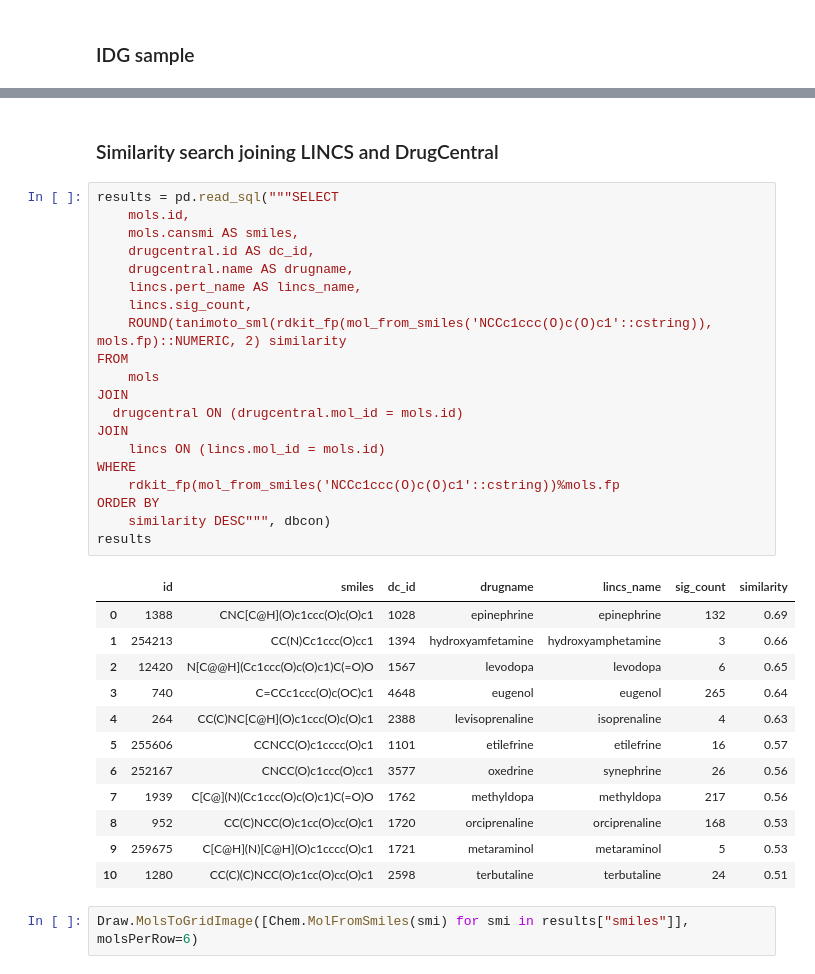
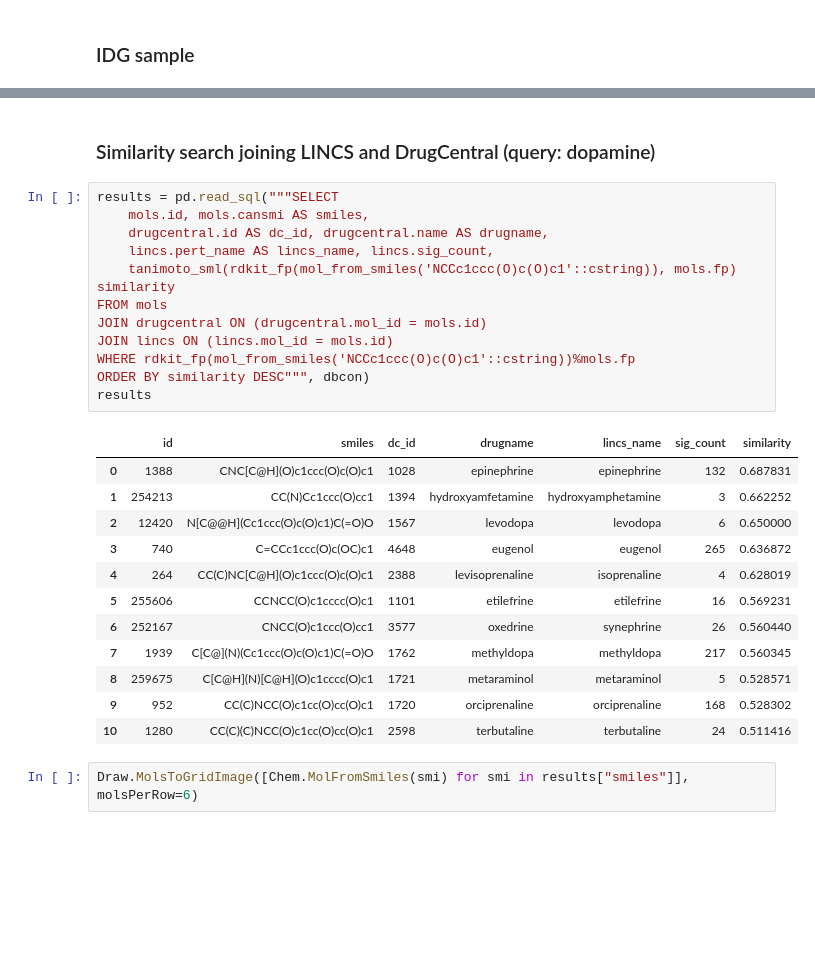
Before and after one commit to unmtransinfo/CFChemDb, a Jupyter notebook: notebooks/CFChemDb_RDKit_Colaboratory_Demo.ipynb, the cells around one changed output, grey strips where cells are left out. Drawn from its saved outputs; the diff is of its cells as text; blank space fills up the shorter version.

```diff
--- a/notebooks/CFChemDb_RDKit_Colaboratory_Demo.ipynb
+++ b/notebooks/CFChemDb_RDKit_Colaboratory_Demo.ipynb
@@ -164,38 +154,30 @@ Draw.MolsToGridImage([Chem.MolFromSmiles(smi) for smi in idg_sample.cansmi], mol
 # %% [markdown]
-### Similarity search joining LINCS and DrugCentral
+### Similarity search joining LINCS and DrugCentral (query: dopamine)
 # %%
 results = pd.read_sql("""SELECT
-	mols.id,
-	mols.cansmi AS smiles,
-	drugcentral.id AS dc_id,
-	drugcentral.name AS drugname,
-	lincs.pert_name AS lincs_name,
-	lincs.sig_count,
-	ROUND(tanimoto_sml(rdkit_fp(mol_from_smiles('NCCc1ccc(O)c(O)c1'::cstring)), mols.fp)::NUMERIC, 2) similarity
-FROM
-	mols
-JOIN
-  drugcentral ON (drugcentral.mol_id = mols.id)
-JOIN
-	lincs ON (lincs.mol_id = mols.id)
-WHERE
-	rdkit_fp(mol_from_smiles('NCCc1ccc(O)c(O)c1'::cstring))%mols.fp
-ORDER BY
-	similarity DESC""", dbcon)
+	mols.id, mols.cansmi AS smiles,
+	drugcentral.id AS dc_id, drugcentral.name AS drugname,
+	lincs.pert_name AS lincs_name, lincs.sig_count,
+	tanimoto_sml(rdkit_fp(mol_from_smiles('NCCc1ccc(O)c(O)c1'::cstring)), mols.fp) similarity
+FROM mols
+JOIN drugcentral ON (drugcentral.mol_id = mols.id)
+JOIN lincs ON (lincs.mol_id = mols.id)
+WHERE rdkit_fp(mol_from_smiles('NCCc1ccc(O)c(O)c1'::cstring))%mols.fp
+ORDER BY similarity DESC""", dbcon)
 results
 # %% [output]
 |  | id | smiles | dc_id | drugname | lincs_name | sig_count | similarity |
-| 0 | 1388 | CNC[C@H](O)c1ccc(O)c(O)c1 | 1028 | epinephrine | epinephrine | 132 | 0.69 |
-| 1 | 254213 | CC(N)Cc1ccc(O)cc1 | 1394 | hydroxyamfetamine | hydroxyamphetamine | 3 | 0.66 |
-| 2 | 12420 | N[C@@H](Cc1ccc(O)c(O)c1)C(=O)O | 1567 | levodopa | levodopa | 6 | 0.65 |
-| 3 | 740 | C=CCc1ccc(O)c(OC)c1 | 4648 | eugenol | eugenol | 265 | 0.64 |
-| 4 | 264 | CC(C)NC[C@H](O)c1ccc(O)c(O)c1 | 2388 | levisoprenaline | isoprenaline | 4 | 0.63 |
-| 5 | 255606 | CCNCC(O)c1cccc(O)c1 | 1101 | etilefrine | etilefrine | 16 | 0.57 |
-| 6 | 252167 | CNCC(O)c1ccc(O)cc1 | 3577 | oxedrine | synephrine | 26 | 0.56 |
-| 7 | 1939 | C[C@](N)(Cc1ccc(O)c(O)c1)C(=O)O | 1762 | methyldopa | methyldopa | 217 | 0.56 |
-| 8 | 952 | CC(C)NCC(O)c1cc(O)cc(O)c1 | 1720 | orciprenaline | orciprenaline | 168 | 0.53 |
-| 9 | 259675 | C[C@H](N)[C@H](O)c1cccc(O)c1 | 1721 | metaraminol | metaraminol | 5 | 0.53 |
-| 10 | 1280 | CC(C)(C)NCC(O)c1cc(O)cc(O)c1 | 2598 | terbutaline | terbutaline | 24 | 0.51 |
+| 0 | 1388 | CNC[C@H](O)c1ccc(O)c(O)c1 | 1028 | epinephrine | epinephrine | 132 | 0.687831 |
+| 1 | 254213 | CC(N)Cc1ccc(O)cc1 | 1394 | hydroxyamfetamine | hydroxyamphetamine | 3 | 0.662252 |
+| 2 | 12420 | N[C@@H](Cc1ccc(O)c(O)c1)C(=O)O | 1567 | levodopa | levodopa | 6 | 0.650000 |
+| 3 | 740 | C=CCc1ccc(O)c(OC)c1 | 4648 | eugenol | eugenol | 265 | 0.636872 |
+| 4 | 264 | CC(C)NC[C@H](O)c1ccc(O)c(O)c1 | 2388 | levisoprenaline | isoprenaline | 4 | 0.628019 |
+| 5 | 255606 | CCNCC(O)c1cccc(O)c1 | 1101 | etilefrine | etilefrine | 16 | 0.569231 |
+| 6 | 252167 | CNCC(O)c1ccc(O)cc1 | 3577 | oxedrine | synephrine | 26 | 0.560440 |
+| 7 | 1939 | C[C@](N)(Cc1ccc(O)c(O)c1)C(=O)O | 1762 | methyldopa | methyldopa | 217 | 0.560345 |
+| 8 | 259675 | C[C@H](N)[C@H](O)c1cccc(O)c1 | 1721 | metaraminol | metaraminol | 5 | 0.528571 |
+| 9 | 952 | CC(C)NCC(O)c1cc(O)cc(O)c1 | 1720 | orciprenaline | orciprenaline | 168 | 0.528302 |
+| 10 | 1280 | CC(C)(C)NCC(O)c1cc(O)cc(O)c1 | 2598 | terbutaline | terbutaline | 24 | 0.511416 |
 # %%
 Draw.MolsToGridImage([Chem.MolFromSmiles(smi) for smi in results["smiles"]], molsPerRow=6)
 # %% [output]
```
Also changed, not shown: parts of 4 cells of this notebook.
